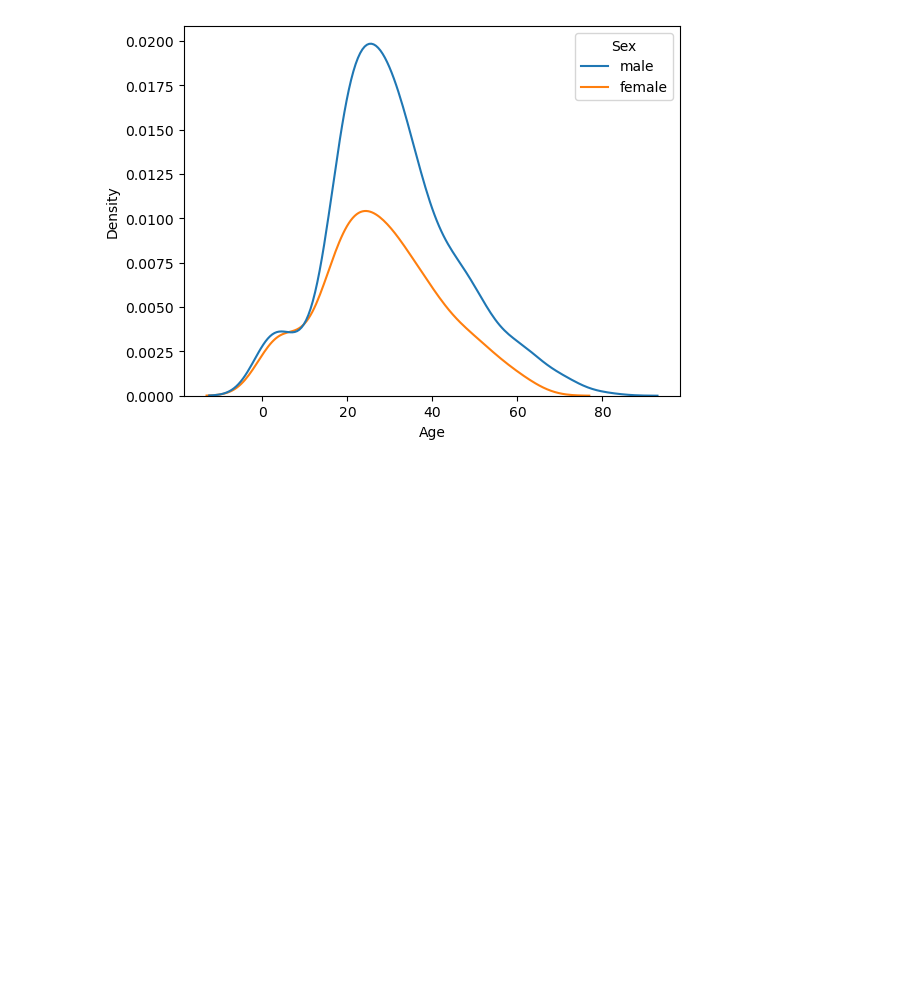
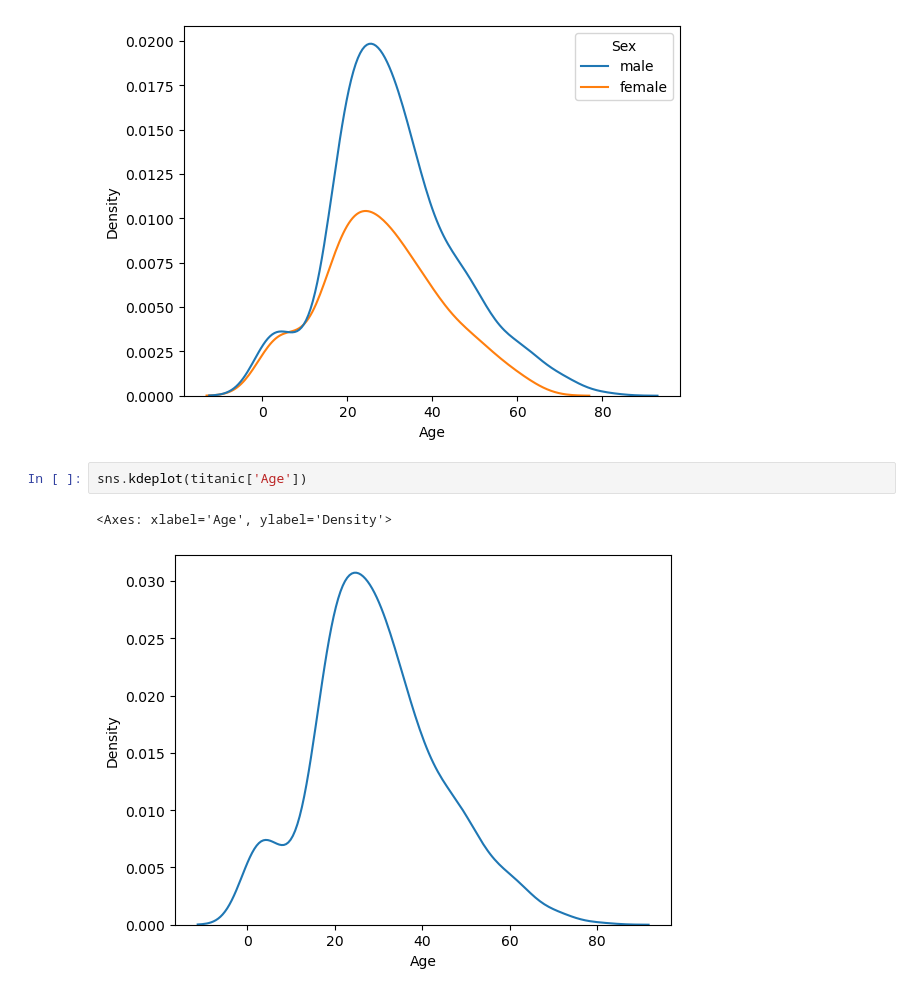
Before and after one commit to khaiwalVikrant/statistics_probability_practice, a Jupyter notebook: probability_practice.ipynb, the cells around one changed output. Saved outputs shown, nothing was run; the diff lists cells and outputs as text; blank space fills up the shorter version.

```diff
--- a/probability_practice.ipynb
+++ b/probability_practice.ipynb
@@ -242,3 +242,8 @@ sns.kdeplot(data=titanic, x='Age', hue='Sex')
 # %% [output]
 <Axes: xlabel='Age', ylabel='Density'>
 [figure]
+# %%
+sns.kdeplot(titanic['Age'])
+# %% [output]
+<Axes: xlabel='Age', ylabel='Density'>
+[figure, added]
```
Also changed, not shown: parts of 23 cells of this notebook.
